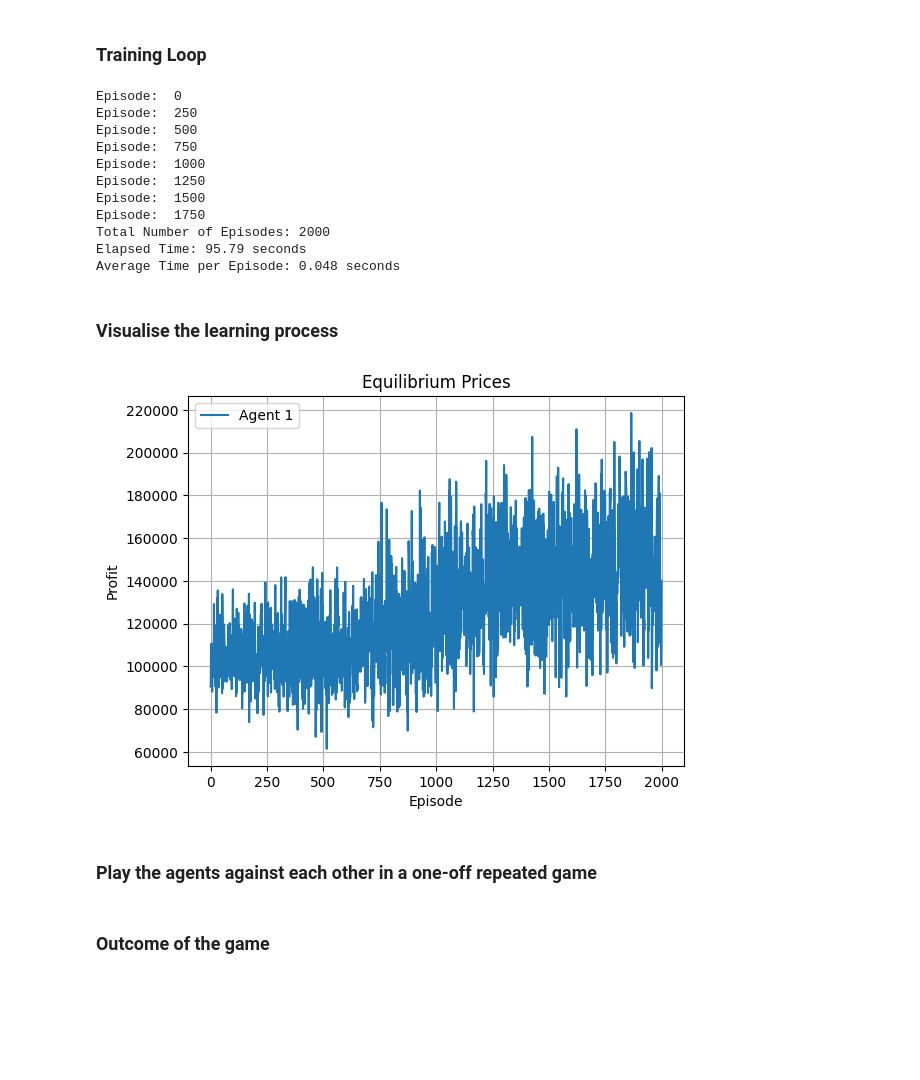
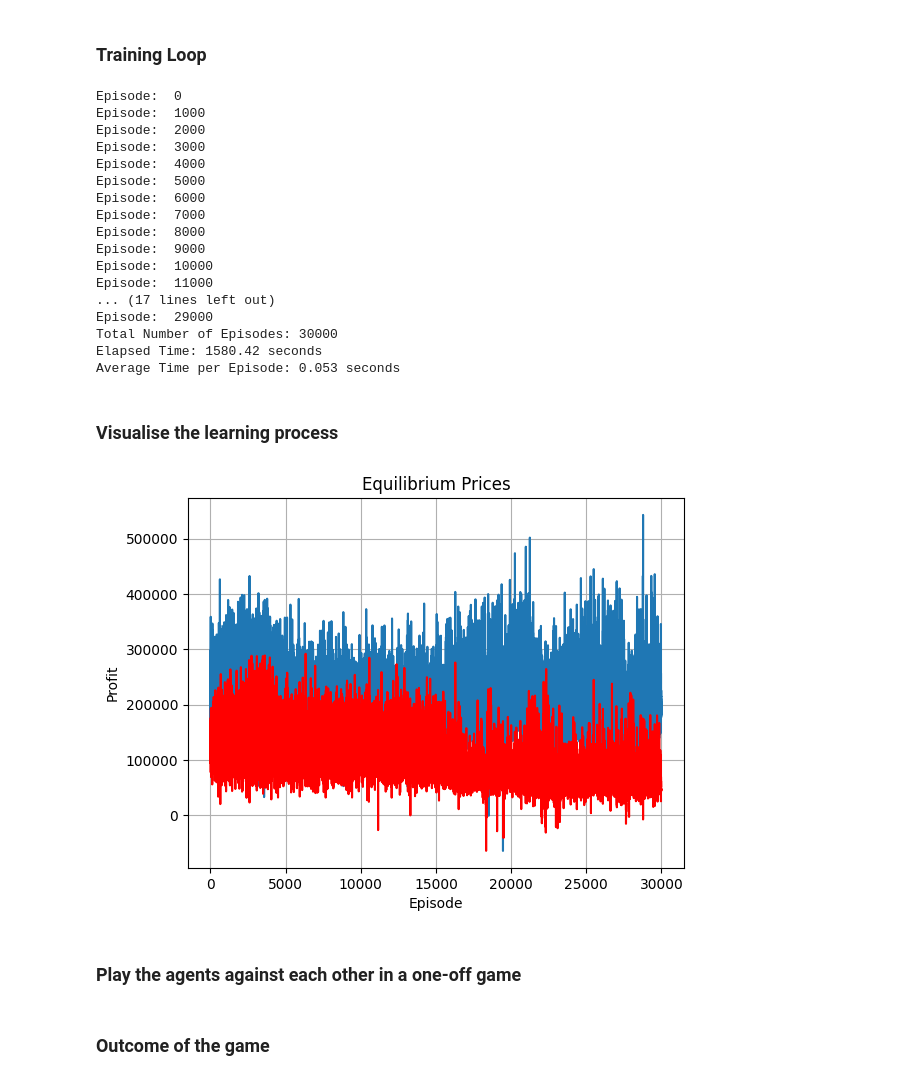
Before and after one commit to BSteiner1/MultiDeepQLearn, a Jupyter notebook: Notebooks/DeepQEvolutionaryGame.ipynb, the cells around one changed output. Drawn from its saved outputs; the diff is of its cells as text; code cells hidden in the pictures; blank space fills up the shorter version.

Commit message:
Add plot for both agents' learning

```diff
--- a/Notebooks/DeepQEvolutionaryGame.ipynb
+++ b/Notebooks/DeepQEvolutionaryGame.ipynb
@@ -62,14 +62,14 @@ def simulate_environment(prices_and_demands):
 ### Discretise the action space
 # %%
 # Number of prices to choose from
-num_prices = 10
+num_prices = 20
 price_options = [(50 + 5*i) for i in range(1, num_prices+1)]
 # %% [markdown]
 ### Define parameters in the learning process
 # %%
-num_episodes = 2000
+num_episodes = 30000
 learning_rate = 0.001
-discount_factor = 0.99
+discount_factor = 0.96
 epsilon = 0.1
 max_steps_per_episode = 25
 # %% [markdown]
@@ -107,15 +107,15 @@ def train_q_learning(num_episodes, learning_rate, discount_factor, epsilon, max_
     optimizer_agent2 = optim.Adam(q_value_model_agent2.parameters(), lr=learning_rate)
     criterion = nn.MSELoss()
 
-    profit1 = []
+    profit1, profit2 = [], []
 
     start_time = time.time()
 
     for episode in range(num_episodes):
-      if episode%250 == 0:
+      if episode%1000 == 0:
         print("Episode: ", episode)
 
-      episode_actions, episode_profit = [], 0
+      episode_actions, episode_profit1, episode_profit2 = [], 0, 0
 
       # Initialise with random prices for both businesses
       demand1, demand2 = 200, 200
@@ -127,16 +127,10 @@ def train_q_learning(num_episodes, learning_rate, discount_factor, epsilon, max_
       state = torch.tensor([price1, price2, demand1, demand2], dtype=torch.float32)
 
       # Update profit
-      episode_profit += simulate_environment(state)[0]
+      episode_profit1 += simulate_environment(state)[0]
+      episode_profit2 += simulate_environment(state)[1]
 
-      step = 0
-      while step < max_steps_per_episode:
-
-        #print("\nSTEP: ", step)
-        #print("Price 1: ", price1)
-        # print("Price 2: ", price2)
-        # print("Demand 1: ", demand1)
-        # print("Demand 2: ", demand2)
+      for _ in range(max_steps_per_episode-1):
 
         # Update demands
         demand1, demand2 = evolutionary_demand(state)
@@ -156,7 +150,8 @@ def train_q_learning(num_episodes, learning_rate, discount_factor, epsilon, max_
 
         # Simulate the environment based on the joint action and calculate profit
         rewards = simulate_environment(state)
-        episode_profit += rewards[0]
+        episode_profit1 += rewards[0]
+        episode_profit2 += rewards[1]
 
         # Calculate the Q-value target for the current state-action pair
         with torch.no_grad():
@@ -178,9 +173,8 @@ def train_q_learning(num_episodes, learning_rate, discount_factor, epsilon, max_
         loss_agent2.backward()
         optimizer_agent2.step()
 
-        step += 1
-
-      profit1.append(episode_profit)
+      profit1.append(episode_profit1)
+      profit2.append(episode_profit2)
 
     end_time = time.time()
     elapsed_time = end_time - start_time
@@ -189,38 +183,44 @@ def train_q_learning(num_episodes, learning_rate, discount_factor, epsilon, max_
     print(f"Elapsed Time: {elapsed_time:.2f} seconds")
     print(f"Average Time per Episode: {time_per_episode:.3f} seconds")
 
-    return q_value_model_agent1, q_value_model_agent2, profit1
+    return q_value_model_agent1, q_value_model_agent2, profit1, profit2
 # %%
-trained_model_agent1, trained_model_agent2, profit1 = train_q_learning(num_episodes, learning_rate, discount_factor, epsilon, max_steps_per_episode, net_dimensions)
+trained_model_agent1, trained_model_agent2, profit1, profit2 = train_q_learning(num_episodes, learning_rate, discount_factor, epsilon, max_steps_per_episode, net_dimensions)
 # %% [output]
 Episode:  0
-Episode:  250
-Episode:  500
-Episode:  750
 Episode:  1000
-Episode:  1250
-Episode:  1500
-Episode:  1750
-Total Number of Episodes: 2000
-Elapsed Time: 95.79 seconds
-Average Time per Episode: 0.048 seconds
+Episode:  2000
+Episode:  3000
+Episode:  4000
+Episode:  5000
+Episode:  6000
+Episode:  7000
+Episode:  8000
+Episode:  9000
+Episode:  10000
+Episode:  11000
+... (17 lines left out)
+Episode:  29000
+Total Number of Episodes: 30000
+Elapsed Time: 1580.42 seconds
+Average Time per Episode: 0.053 seconds
 # %% [markdown]
 ### Visualise the learning process
 # %%
 episodes = range(len(profit1))
 
 plt.plot(episodes, profit1, label='Agent 1')
+plt.plot(episodes, profit2, color='red', label='Agent 2')
 
 plt.xlabel('Episode')
 plt.ylabel('Profit')
 plt.title('Equilibrium Prices')
-plt.legend()
 plt.grid(True)
 plt.show()
 # %% [output]
-[figure, old version]
+[figure, new version]
 # %% [markdown]
-### Play the agents against each other in a one-off repeated game
+### Play the agents against each other in a one-off game
 # %%
 def play_agents(agent1_model, agent2_model, max_iterations):
 
```
Also changed, not shown: parts of 7 cells of this notebook.
